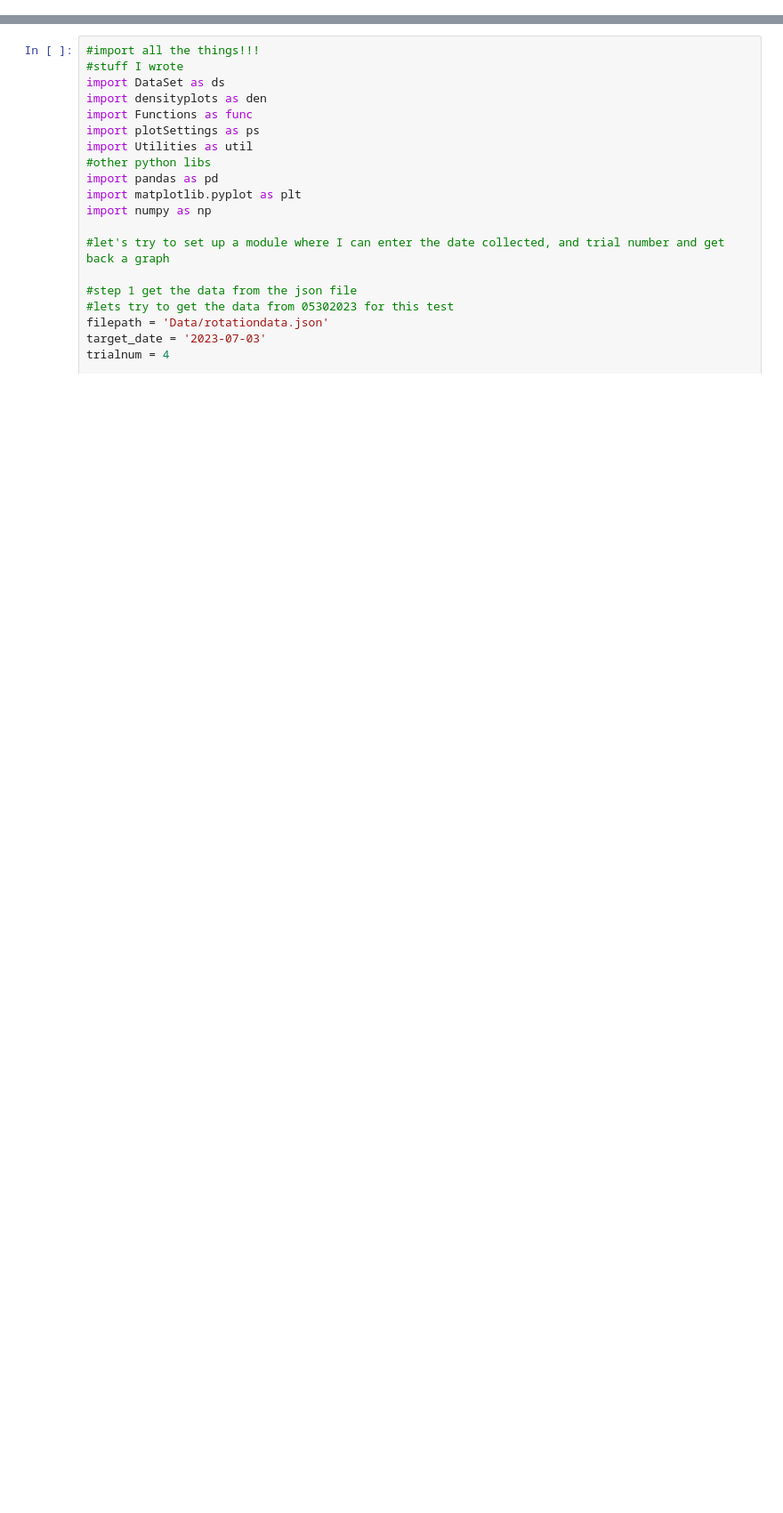
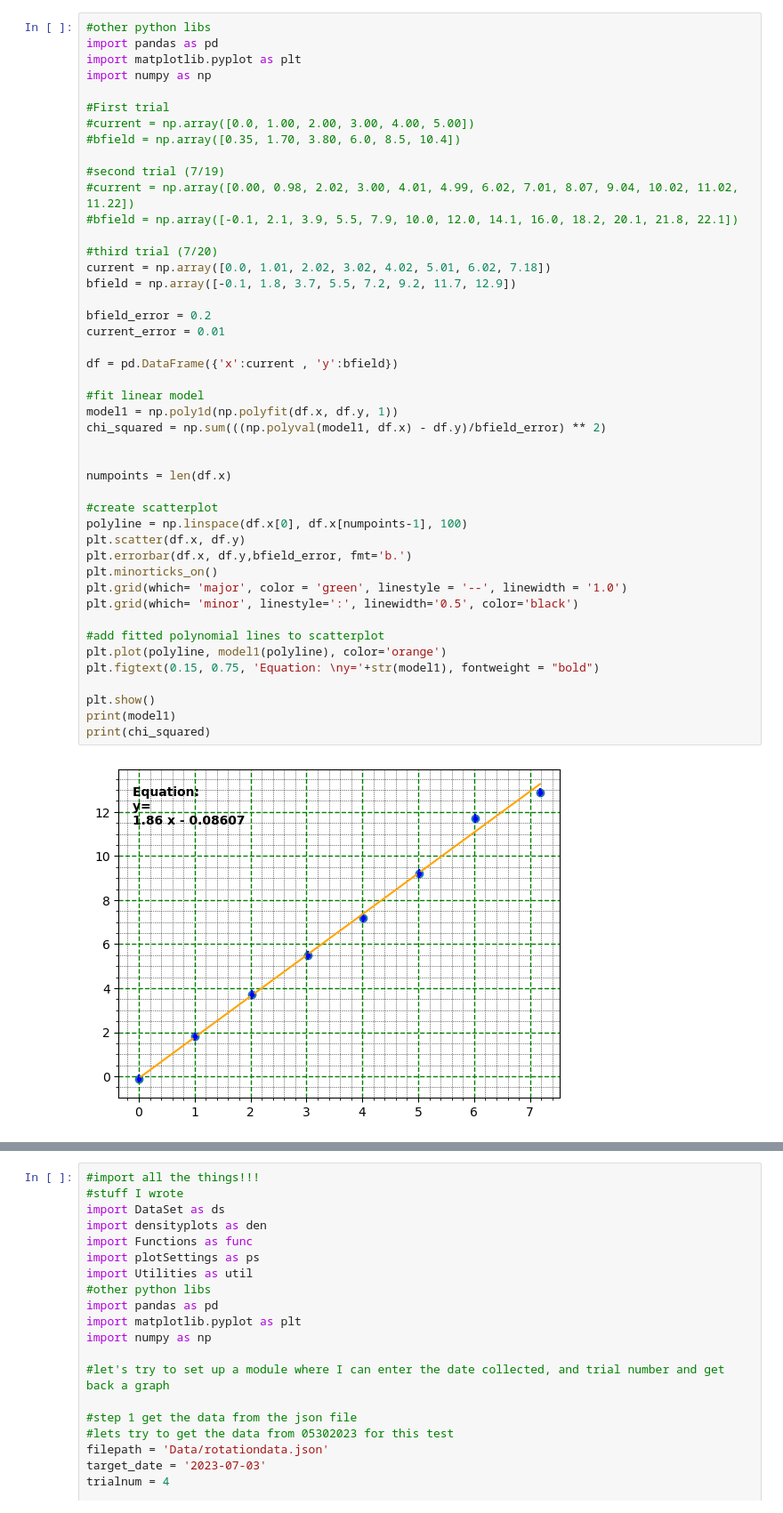
Before and after one commit to Saam-SEOP-Lab/alkali-density, a Jupyter notebook: DensityDataPlotter.ipynb, the cells around one changed output, grey strips where cells are left out. Shown at 89% size. Saved outputs shown, nothing was run; the diff lists cells and outputs as text; blank space fills up the shorter version.

```diff
--- a/DensityDataPlotter.ipynb
+++ b/DensityDataPlotter.ipynb
@@ -57,0 +173,47 @@ den.better_plot(my_settings)
+# %%
+#other python libs
+import pandas as pd
+import matplotlib.pyplot as plt
+import numpy as np
+
+#First trial
+#current = np.array([0.0, 1.00, 2.00, 3.00, 4.00, 5.00])
+#bfield = np.array([0.35, 1.70, 3.80, 6.0, 8.5, 10.4])
+
+#second trial (7/19)
+#current = np.array([0.00, 0.98, 2.02, 3.00, 4.01, 4.99, 6.02, 7.01, 8.07, 9.04, 10.02, 11.02, 11.22])
+#bfield = np.array([-0.1, 2.1, 3.9, 5.5, 7.9, 10.0, 12.0, 14.1, 16.0, 18.2, 20.1, 21.8, 22.1])
+
+#third trial (7/20)
+current = np.array([0.0, 1.01, 2.02, 3.02, 4.02, 5.01, 6.02, 7.18])
+bfield = np.array([-0.1, 1.8, 3.7, 5.5, 7.2, 9.2, 11.7, 12.9])
+
+bfield_error = 0.2
+current_error = 0.01
+
+df = pd.DataFrame({'x':current , 'y':bfield})
+
+#fit linear model
+model1 = np.poly1d(np.polyfit(df.x, df.y, 1))
+chi_squared = np.sum(((np.polyval(model1, df.x) - df.y)/bfield_error) ** 2)
+
+
+numpoints = len(df.x)
+
+#create scatterplot
+polyline = np.linspace(df.x[0], df.x[numpoints-1], 100)
+plt.scatter(df.x, df.y)
+plt.errorbar(df.x, df.y,bfield_error, fmt='b.')
+plt.minorticks_on()
+plt.grid(which= 'major', color = 'green', linestyle = '--', linewidth = '1.0')
+plt.grid(which= 'minor', linestyle=':', linewidth='0.5', color='black')
+
+#add fitted polynomial lines to scatterplot
+plt.plot(polyline, model1(polyline), color='orange')
+plt.figtext(0.15, 0.75, 'Equation: \ny='+str(model1), fontweight = "bold")
+
+plt.show()
+print(model1)
+print(chi_squared)
+# %% [output]
+[figure, added]
```
Also changed, not shown: parts of 4 cells of this notebook, 21 other files.
